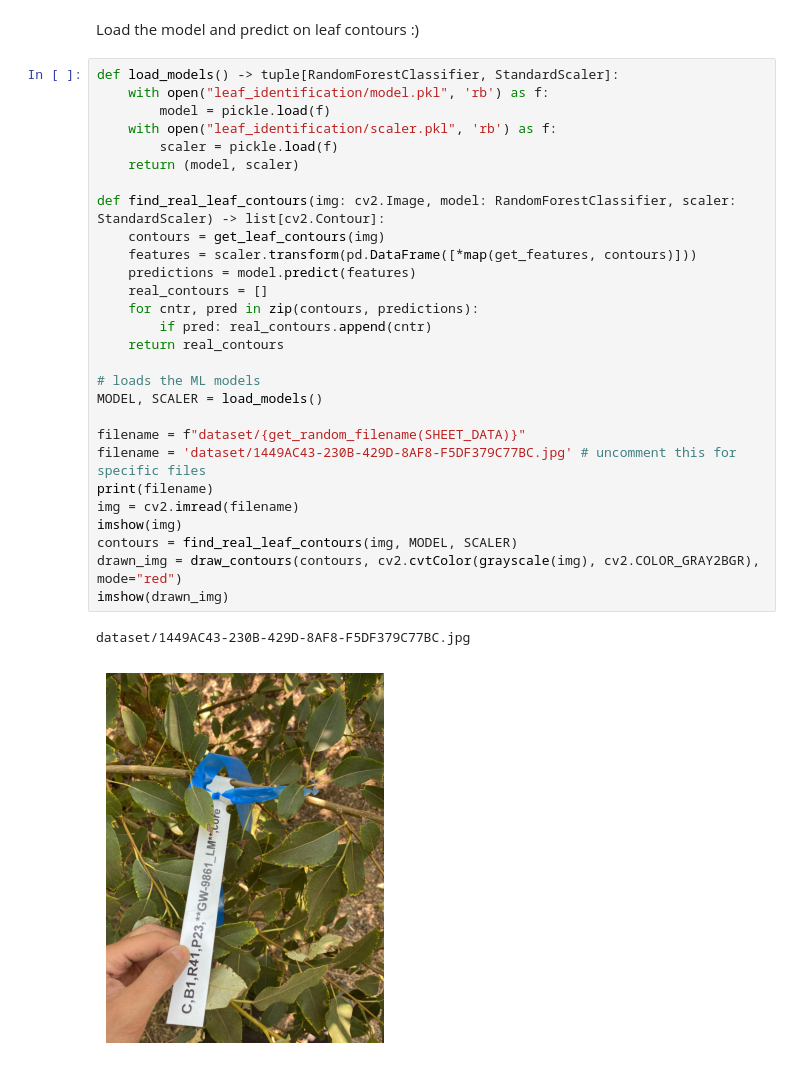
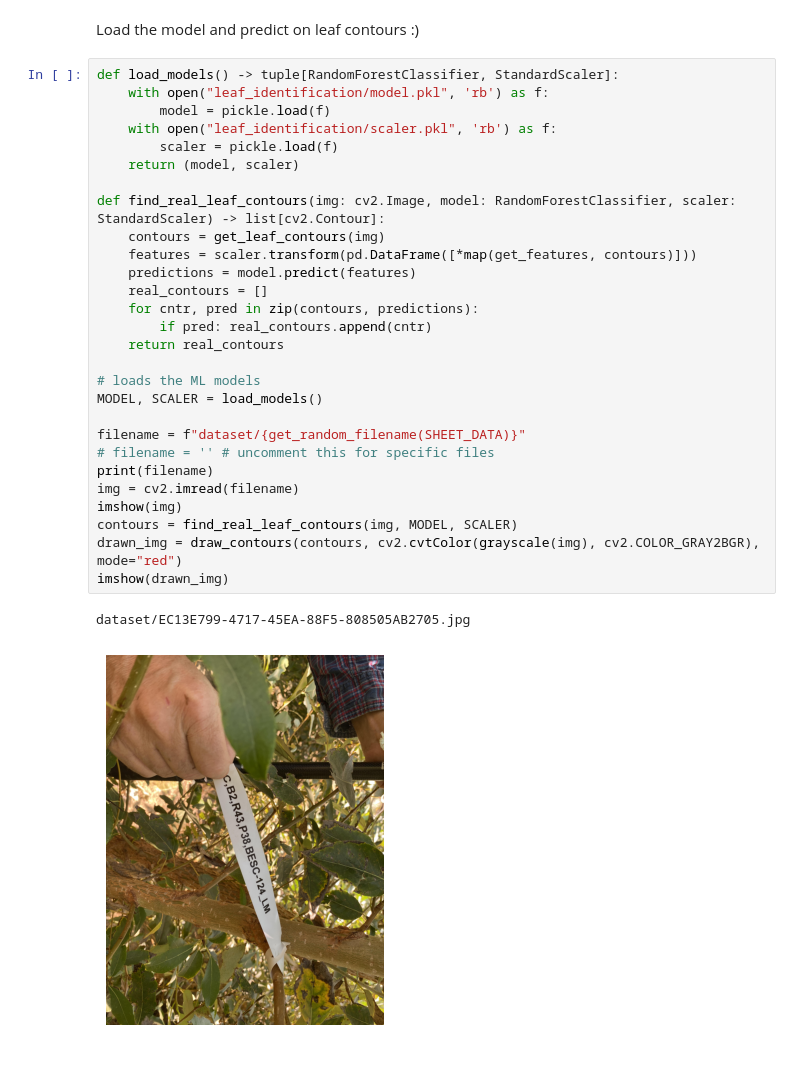
Before and after one commit to vivaansinghvi07/smoky-mountain-data-comp, a Jupyter notebook: step2.ipynb, the cells around one changed output. Drawn from its saved outputs; the diff is of its cells as text.

```diff
--- a/step2.ipynb
+++ b/step2.ipynb
@@ -311,31 +311,31 @@ Load the model and predict on leaf contours :)
 # %%
 def load_models() -> tuple[RandomForestClassifier, StandardScaler]:
     with open("leaf_identification/model.pkl", 'rb') as f:
         model = pickle.load(f)
     with open("leaf_identification/scaler.pkl", 'rb') as f:
         scaler = pickle.load(f)
     return (model, scaler)
 
 def find_real_leaf_contours(img: cv2.Image, model: RandomForestClassifier, scaler: StandardScaler) -> list[cv2.Contour]:
     contours = get_leaf_contours(img)
     features = scaler.transform(pd.DataFrame([*map(get_features, contours)]))
     predictions = model.predict(features)
     real_contours = []
     for cntr, pred in zip(contours, predictions):
         if pred: real_contours.append(cntr)
     return real_contours
 
 # loads the ML models
 MODEL, SCALER = load_models()
 
 filename = f"dataset/{get_random_filename(SHEET_DATA)}"
-filename = 'dataset/1449AC43-230B-429D-8AF8-F5DF379C77BC.jpg' # uncomment this for specific files
+# filename = '' # uncomment this for specific files
 print(filename)
 img = cv2.imread(filename)
 imshow(img)
 contours = find_real_leaf_contours(img, MODEL, SCALER)
 drawn_img = draw_contours(contours, cv2.cvtColor(grayscale(img), cv2.COLOR_GRAY2BGR), mode="red")
 imshow(drawn_img)
 # %% [output]
-dataset/1449AC43-230B-429D-8AF8-F5DF379C77BC.jpg
+dataset/EC13E799-4717-45EA-88F5-808505AB2705.jpg
-[figure, old version]
+[figure, new version]
```
Also changed, not shown: parts of 1 cell of this notebook, 1 other file.
